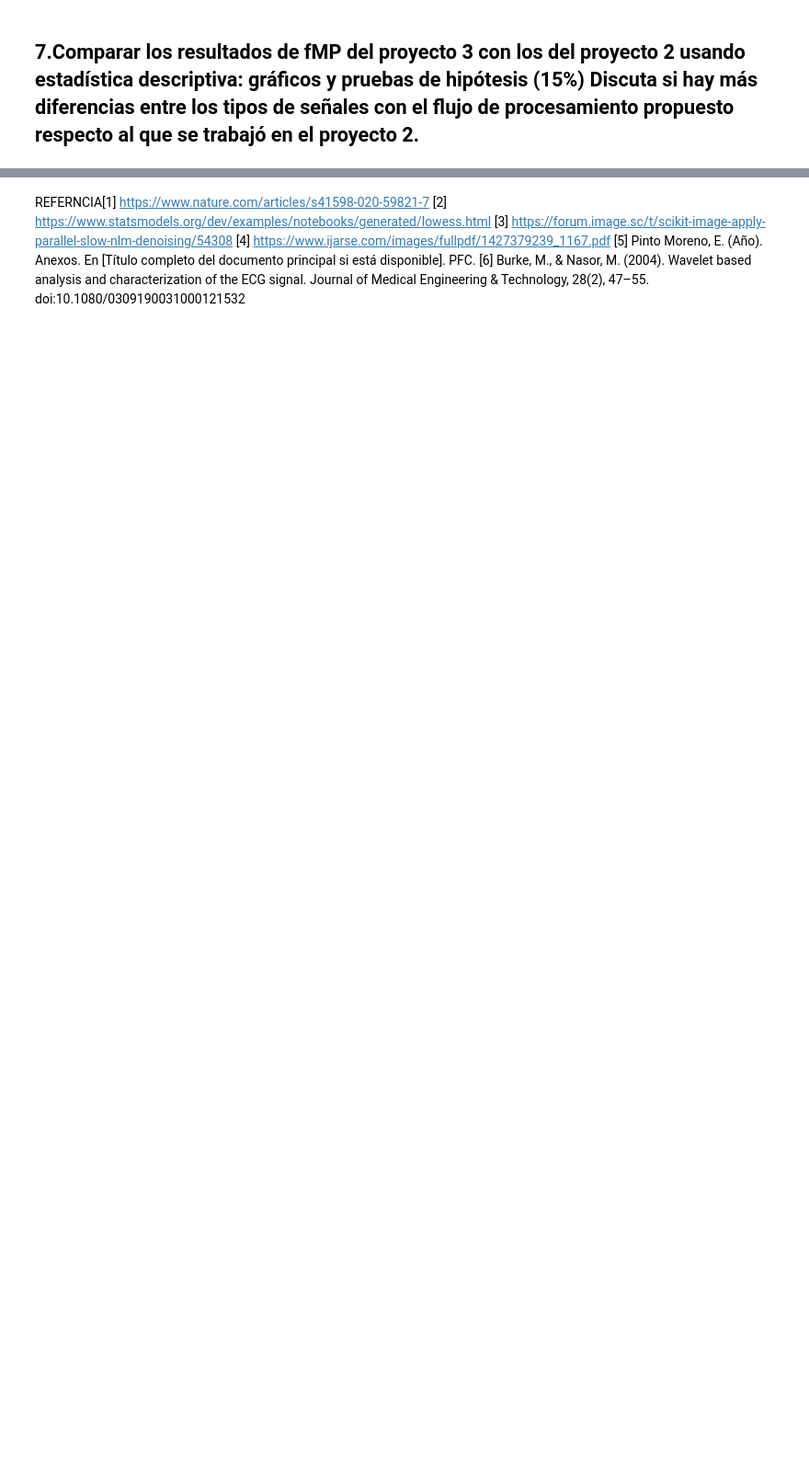
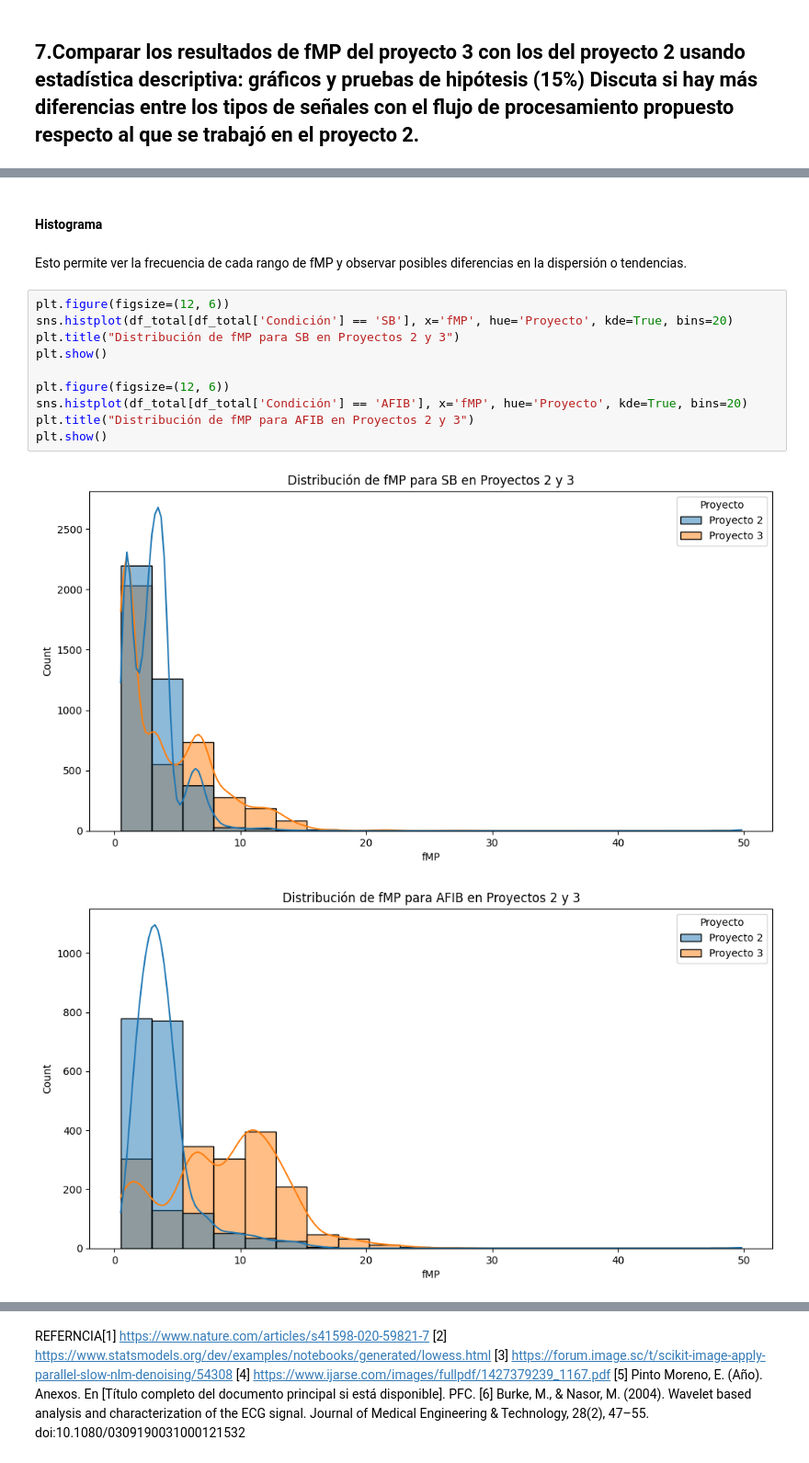
Before and after one commit to juandayo001/Biose-ales_20242, a Jupyter notebook: PROYECTO3.ipynb, the cells around one changed output, grey strips where cells are left out. Shown at 92% size. Cells and saved outputs as stored; diff of their text form; blank space fills up the shorter version.

```diff
--- a/PROYECTO3.ipynb
+++ b/PROYECTO3.ipynb
@@ -840,0 +1117,17 @@ Frecuencias máximas de potencia para AFIB Original:
+# %% [markdown]
+#### Histograma
+# %% [markdown]
+Esto permite ver la frecuencia de cada rango de fMP y observar posibles diferencias en la dispersión o tendencias.
+# %%
+plt.figure(figsize=(12, 6))
+sns.histplot(df_total[df_total['Condición'] == 'SB'], x='fMP', hue='Proyecto', kde=True, bins=20)
+plt.title("Distribución de fMP para SB en Proyectos 2 y 3")
+plt.show()
+
+plt.figure(figsize=(12, 6))
+sns.histplot(df_total[df_total['Condición'] == 'AFIB'], x='fMP', hue='Proyecto', kde=True, bins=20)
+plt.title("Distribución de fMP para AFIB en Proyectos 2 y 3")
+plt.show()
+# %% [output]
+[figure, added]
+[figure, added]
```
Also changed, not shown: parts of 23 cells of this notebook.
